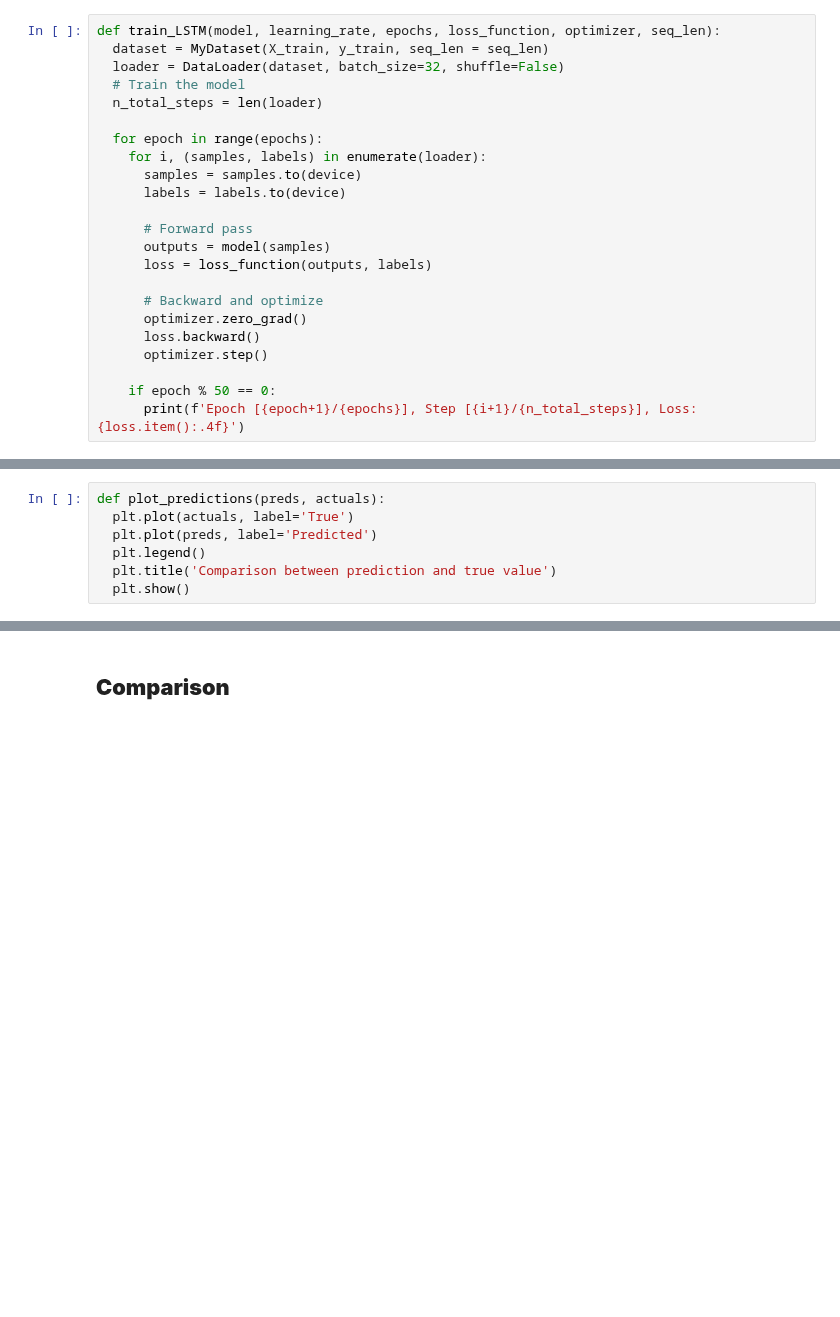
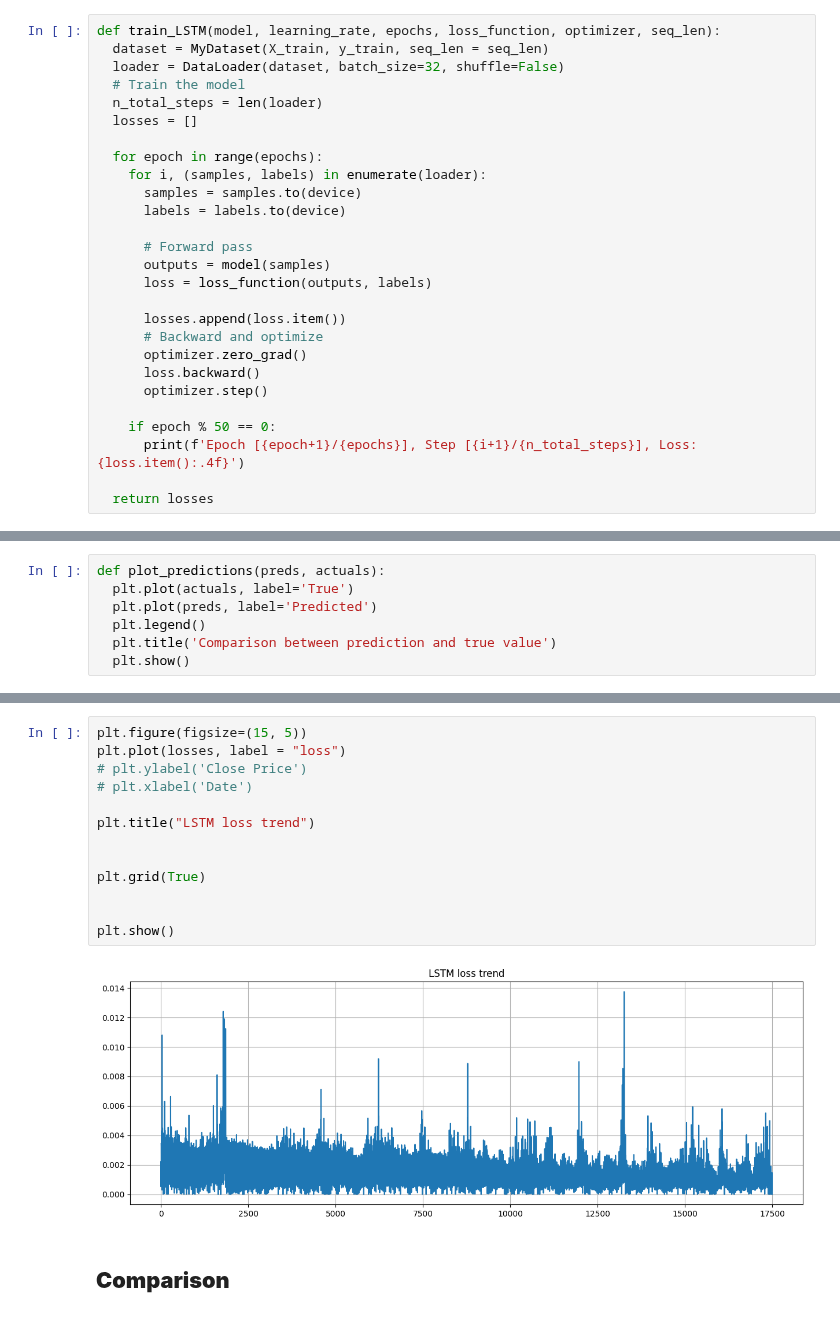
Before and after one commit to RobertoSonzini/NAML_project, a Jupyter notebook: Progetto_NAML_old.ipynb, the cells around one changed output, grey strips where cells are left out. Drawn from its saved outputs; the diff is of its cells as text; blank space fills up the shorter version.

```diff
--- a/Progetto_NAML_old.ipynb
+++ b/Progetto_NAML_old.ipynb
@@ -826,6 +865,7 @@ def train_LSTM(model, learning_rate, epochs, loss_function, optimizer, seq_len):
   loader = DataLoader(dataset, batch_size=32, shuffle=False)
   # Train the model
   n_total_steps = len(loader)
+  losses = []
 
   for epoch in range(epochs):
     for i, (samples, labels) in enumerate(loader):
@@ -836,6 +876,7 @@ def train_LSTM(model, learning_rate, epochs, loss_function, optimizer, seq_len):
       outputs = model(samples)
       loss = loss_function(outputs, labels)
 
+      losses.append(loss.item())
       # Backward and optimize
       optimizer.zero_grad()
       loss.backward()
@@ -843,4 +884,6 @@ def train_LSTM(model, learning_rate, epochs, loss_function, optimizer, seq_len):
 
     if epoch % 50 == 0:
       print(f'Epoch [{epoch+1}/{epochs}], Step [{i+1}/{n_total_steps}], Loss: {loss.item():.4f}')
+
+  return losses
 # %%
@@ -901,3 +944,18 @@ plot_predictions(preds_LSTM, actuals_LSTM)
+# %%
+plt.figure(figsize=(15, 5))
+plt.plot(losses, label = "loss")
+# plt.ylabel('Close Price')
+# plt.xlabel('Date')
+
+plt.title("LSTM loss trend")
+
+
+plt.grid(True)
+
+
+plt.show()
+# %% [output]
+[figure, added]
 # %% [markdown]
 ## **Comparison**
 # %%
```
Also changed, not shown: parts of 15 cells of this notebook.
